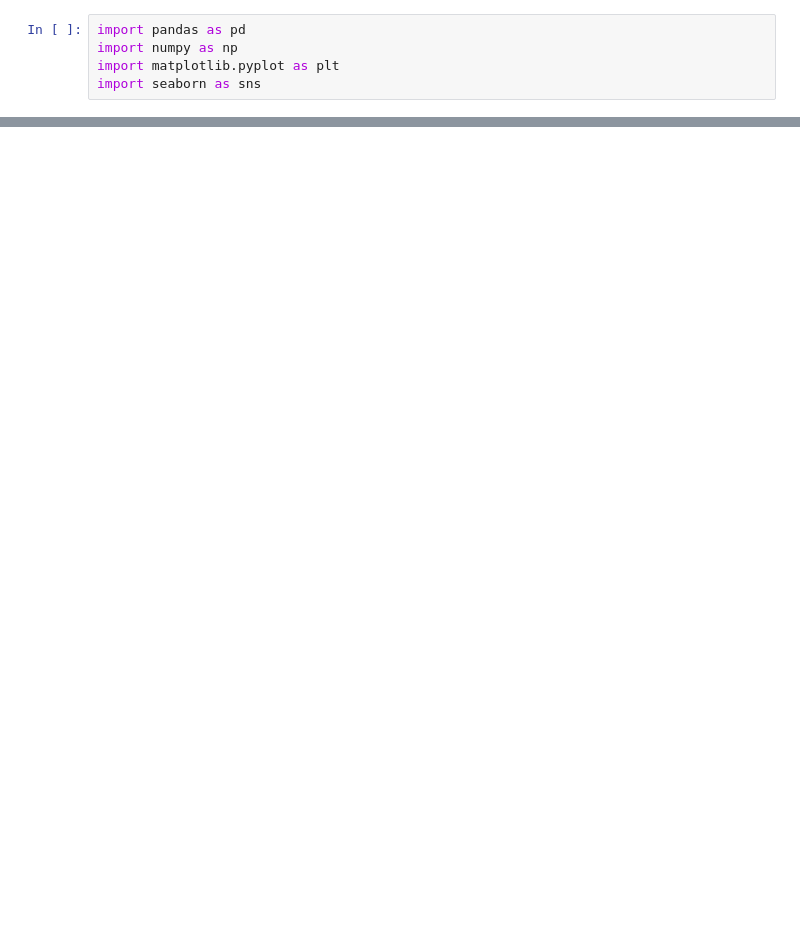
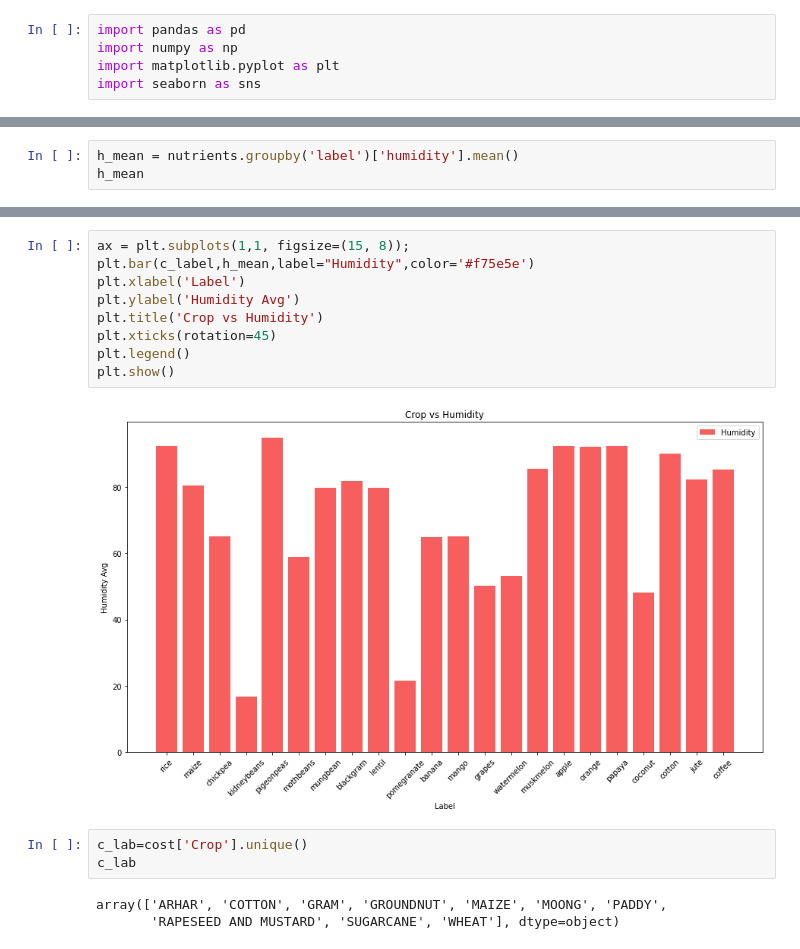
Before and after one commit to Phantom-Studiosad/Intelligent_CropPrediction_System, a Jupyter notebook: IntelligentCropPredictionSystem.ipynb, the cells around one changed output, grey strips where cells are left out. Cells and saved outputs as stored; diff of their text form; blank space fills up the shorter version.

```diff
--- a/IntelligentCropPredictionSystem.ipynb
+++ b/IntelligentCropPredictionSystem.ipynb
@@ -21,0 +192,3 @@ df.head()
+# %%
+h_mean = nutrients.groupby('label')['humidity'].mean()
+h_mean
@@ -21,0 +233,17 @@ df.head()
+# %%
+ax = plt.subplots(1,1, figsize=(15, 8));
+plt.bar(c_label,h_mean,label="Humidity",color='#f75e5e')
+plt.xlabel('Label')
+plt.ylabel('Humidity Avg')
+plt.title('Crop vs Humidity')
+plt.xticks(rotation=45)
+plt.legend()
+plt.show()
+# %% [output]
+[figure, added]
+# %%
+c_lab=cost['Crop'].unique()
+c_lab
+# %% [output]
+array(['ARHAR', 'COTTON', 'GRAM', 'GROUNDNUT', 'MAIZE', 'MOONG', 'PADDY',
+       'RAPESEED AND MUSTARD', 'SUGARCANE', 'WHEAT'], dtype=object)
```
Also changed, not shown: parts of 20 cells of this notebook.
